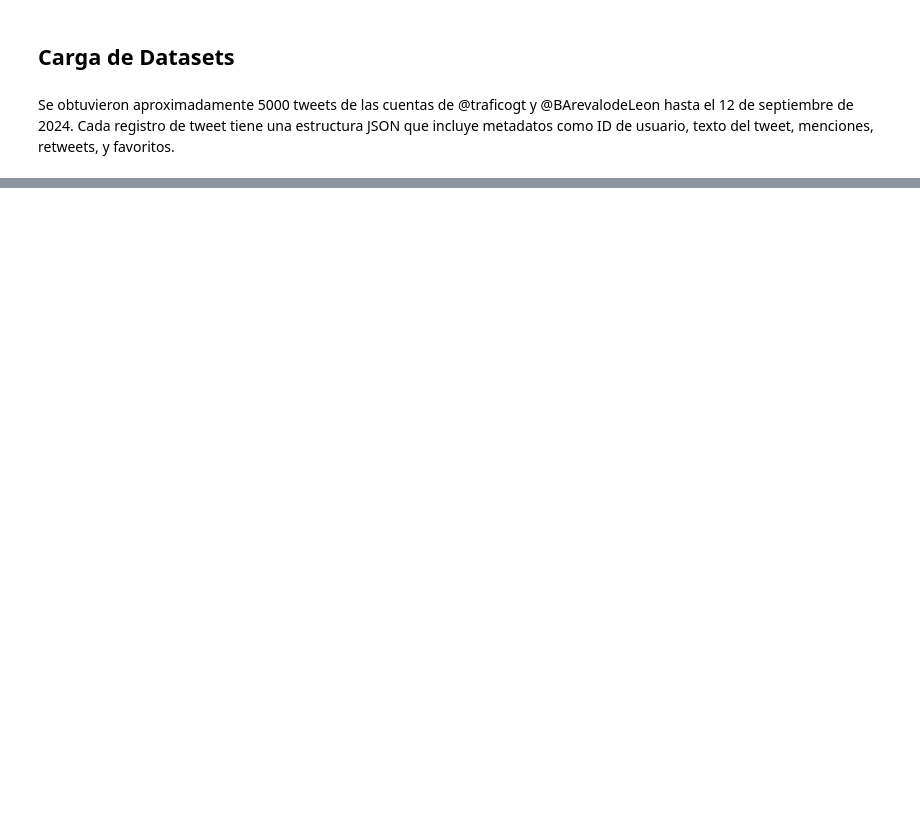
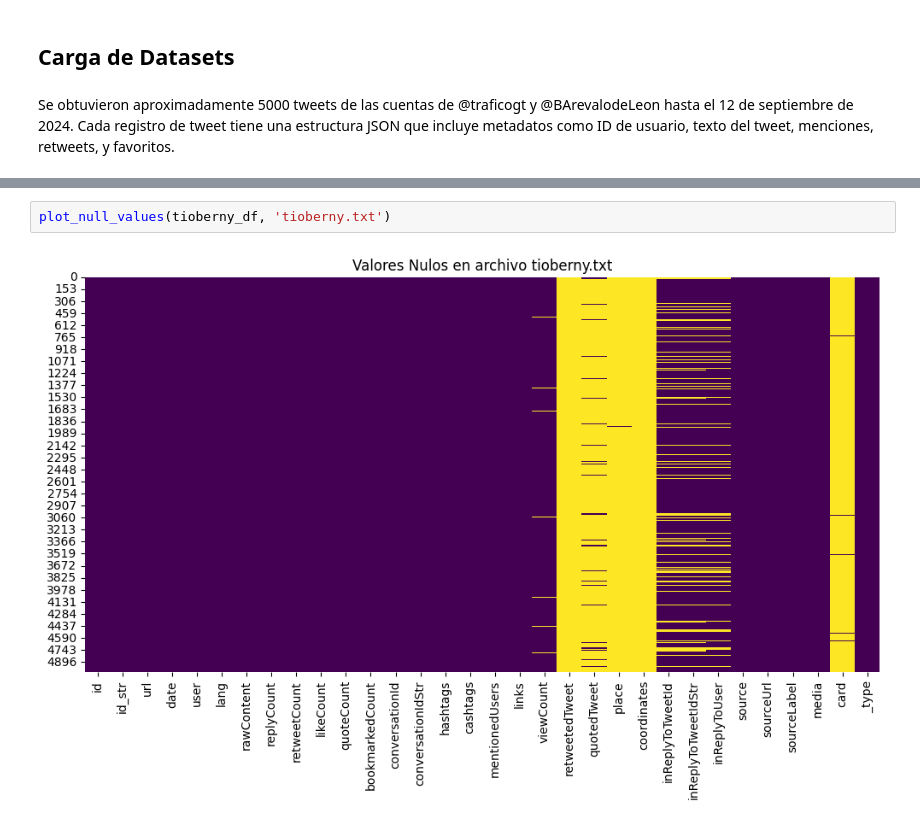
Before and after one commit to JPOrellana/Lab7-DataScience, a Jupyter notebook: Lab7.ipynb, the cells around one changed output, grey strips where cells are left out. Cells and saved outputs as stored; diff of their text form; blank space fills up the shorter version.

```diff
--- a/Lab7.ipynb
+++ b/Lab7.ipynb
@@ -106,0 +228,4 @@ No se encontraron errores en el archivo
+# %%
+plot_null_values(tioberny_df, 'tioberny.txt')
+# %% [output]
+[figure, added]
```
Also changed, not shown: parts of 25 cells of this notebook.
